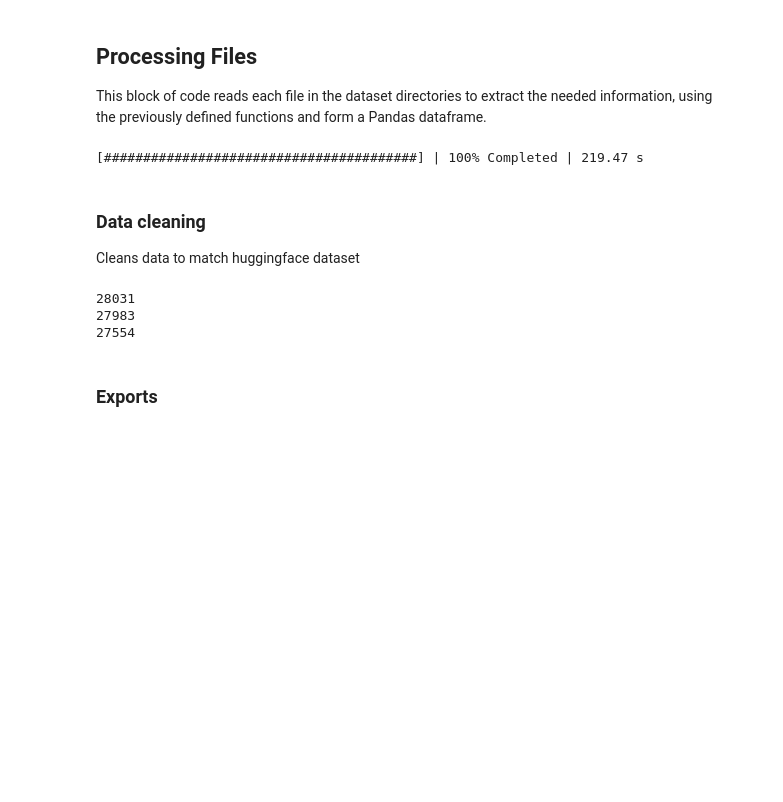
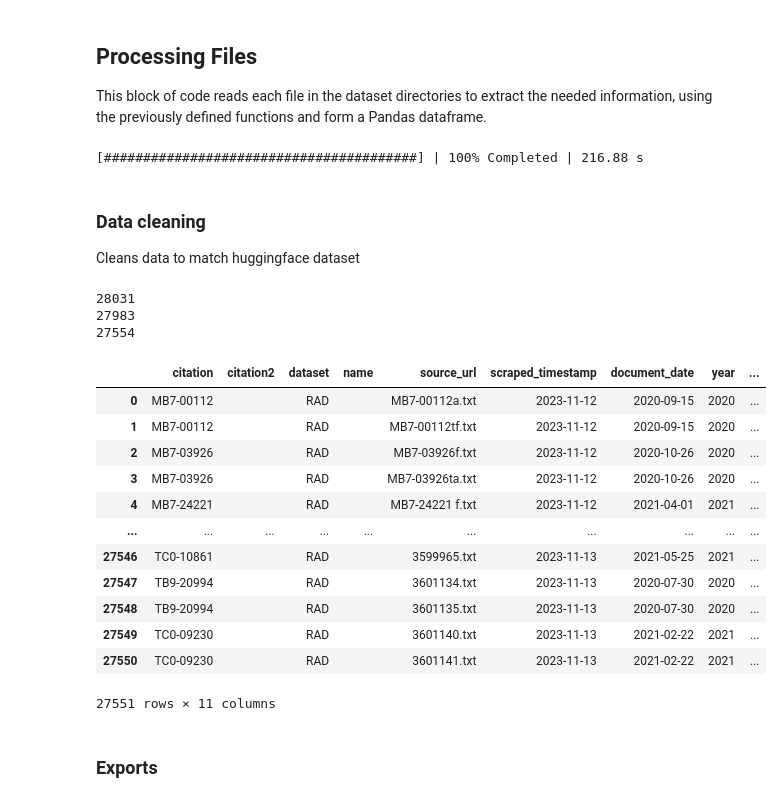
Before and after one commit to Refugee-Law-Lab/rad_bulk_data, a Jupyter notebook: parse_rad_txt.ipynb, the cells around one changed output. Saved outputs shown, nothing was run; the diff lists cells and outputs as text; code cells hidden in the pictures; blank space fills up the shorter version.

Commit message:
fiedx citation1 v citation and removed pre 2013

```diff
--- a/parse_rad_txt.ipynb
+++ b/parse_rad_txt.ipynb
@@ -302,7 +302,7 @@ def process_file(file_path):
         year = int(document_date.split('-')[0]) if document_date else None
 
         return {
-            'citation1': rad_number,
+            'citation': rad_number,
             'citation2': '',
             'dataset': 'RAD',
             'name': '',
@@ -343,30 +343,50 @@ with ProgressBar():
 # Convert results to a Pandas DataFrame
 df = pd.DataFrame(results)
 # %% [output]
-[########################################] | 100% Completed | 219.47 s
+[########################################] | 100% Completed | 216.88 s
 # %% [markdown]
 ### Data cleaning
 Cleans data to match huggingface dataset
 # %%
 # fix dates format
 df['document_date'] = pd.to_datetime(df['document_date']).dt.strftime('%Y-%m-%d')
 df['scraped_timestamp'] = pd.to_datetime(df['scraped_timestamp']).dt.strftime('%Y-%m-%d')
 
 print (len(df))
 # drop where year is nan
 df = df.dropna(subset=['year'])
 print (len(df))
 # convert year to int
 df['year'] = df['year'].astype(int)
 
 # Remove rows where unofficial text is duplicated, keeping the last one
 df = df.drop_duplicates(subset=['unofficial_text'], keep='last')
 print (len(df))
-#df
+
+# Remove rows where year is before 2013
+df = df[df['year'] >= 2013]
+
+# reset index
+df = df.reset_index(drop=True)
+
+df
 # %% [output]
 28031
 27983
 27554
+|  | citation | citation2 | dataset | name | source_url | scraped_timestamp | document_date | year | ... |
+| 0 | MB7-00112 |  | RAD |  | MB7-00112a.txt | 2023-11-12 | 2020-09-15 | 2020 | ... |
+| 1 | MB7-00112 |  | RAD |  | MB7-00112tf.txt | 2023-11-12 | 2020-09-15 | 2020 | ... |
+| 2 | MB7-03926 |  | RAD |  | MB7-03926f.txt | 2023-11-12 | 2020-10-26 | 2020 | ... |
+| 3 | MB7-03926 |  | RAD |  | MB7-03926ta.txt | 2023-11-12 | 2020-10-26 | 2020 | ... |
+| 4 | MB7-24221 |  | RAD |  | MB7-24221 f.txt | 2023-11-12 | 2021-04-01 | 2021 | ... |
+| ... | ... | ... | ... | ... | ... | ... | ... | ... | ... |
+| 27546 | TC0-10861 |  | RAD |  | 3599965.txt | 2023-11-13 | 2021-05-25 | 2021 | ... |
+| 27547 | TB9-20994 |  | RAD |  | 3601134.txt | 2023-11-13 | 2020-07-30 | 2020 | ... |
+| 27548 | TB9-20994 |  | RAD |  | 3601135.txt | 2023-11-13 | 2020-07-30 | 2020 | ... |
+| 27549 | TC0-09230 |  | RAD |  | 3601140.txt | 2023-11-13 | 2021-02-22 | 2021 | ... |
+| 27550 | TC0-09230 |  | RAD |  | 3601141.txt | 2023-11-13 | 2021-02-22 | 2021 | ... |
+27551 rows × 11 columns
 # %%
 # Clean text of cases
 def clean_text(text):
```
Also changed, not shown: parts of 2 cells of this notebook, 29 other files.
